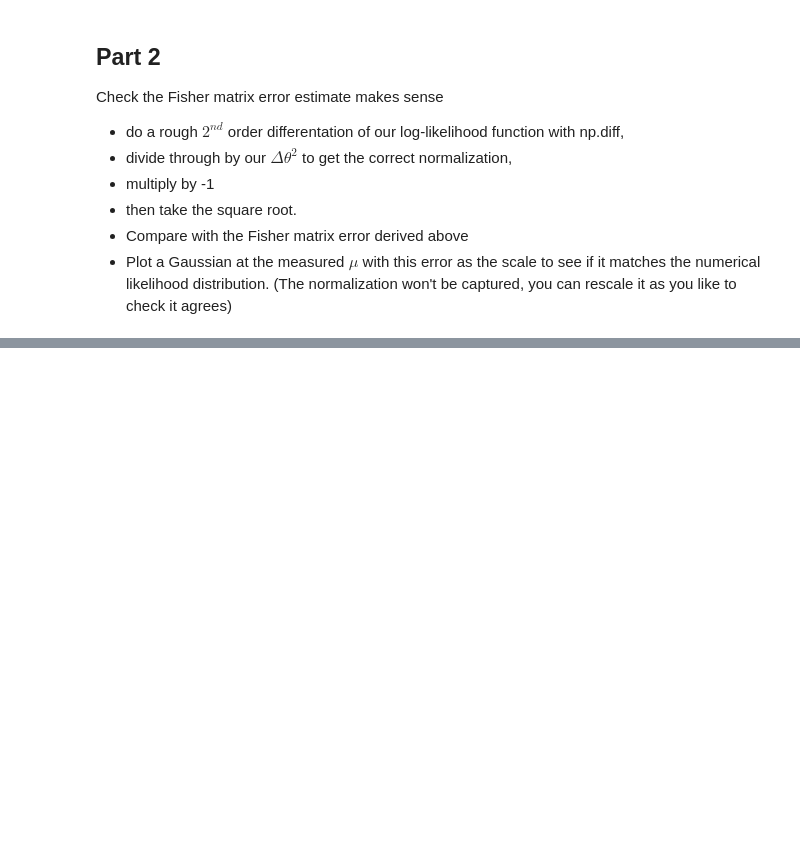
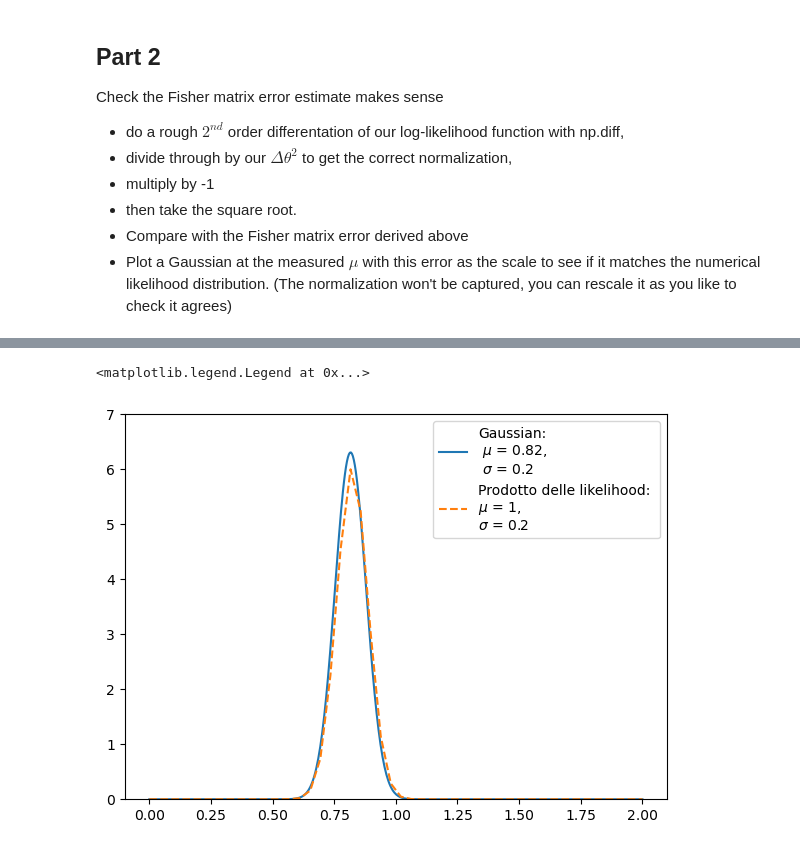
Before and after one commit to lsabatino03/astrostatistics_bicocca_2026, a Jupyter notebook: working/L05_star.ipynb, the cells around one changed output, grey strips where cells are left out. Cells and saved outputs as stored; diff of their text form; code cells hidden in the pictures; blank space fills up the shorter version.

```diff
--- a/working/L05_star.ipynb
+++ b/working/L05_star.ipynb
@@ -56,3 +65,12 @@ Check the Fisher matrix error estimate makes sense
 - then take the square root.
 - Compare with the Fisher matrix error derived above
 - Plot a Gaussian at the measured $\mu$ with this error as the scale to see if it matches the numerical likelihood distribution. (The normalization won't be captured, you can rescale it as you like to check it agrees)
+# %%
+dx = xplot[1] - xplot[0]
+d2logL = np.diff(logL, n=2) / dx**2
+
+err_fisher = np.sqrt(-1 / d2logL)
+print(err_fisher)
+
+err_exp = sigma/np.sqrt(N)
+print(err_exp)
@@ -58,0 +87,15 @@ Check the Fisher matrix error estimate makes sense
+# %%
+fix, ax = plt.subplots(figsize = (7,5))
+x = np.linspace(0, 2, 500)
+
+valid = err_fisher[~np.isnan(err_fisher)]
+
+
+gauss = norm(solution, np.max(valid))
+plt.plot(x, gauss.pdf(x), label = f'Gaussian:\n $\mu$ = {solution:.2}, \n $\sigma$ = {np.max(valid*np.sqrt(N)):.2}')
+plt.plot(xplot, prod*6, ls='dashed', label = f'Prodotto delle likelihood: \n$\mu$ = {mu}, \n$\sigma$ = {sigma}')
+plt.ylim(0,7)
+plt.legend(loc='upper right')
+# %% [output]
+<matplotlib.legend.Legend at 0x...>
+[figure, added]
```
Also changed, not shown: parts of 2 cells of this notebook, 1 other file.
